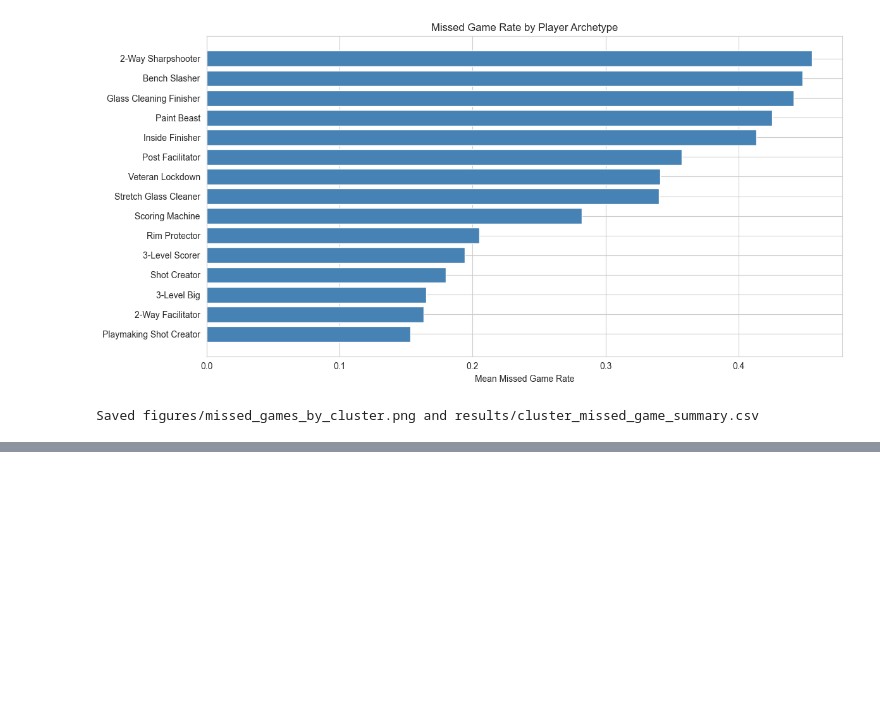
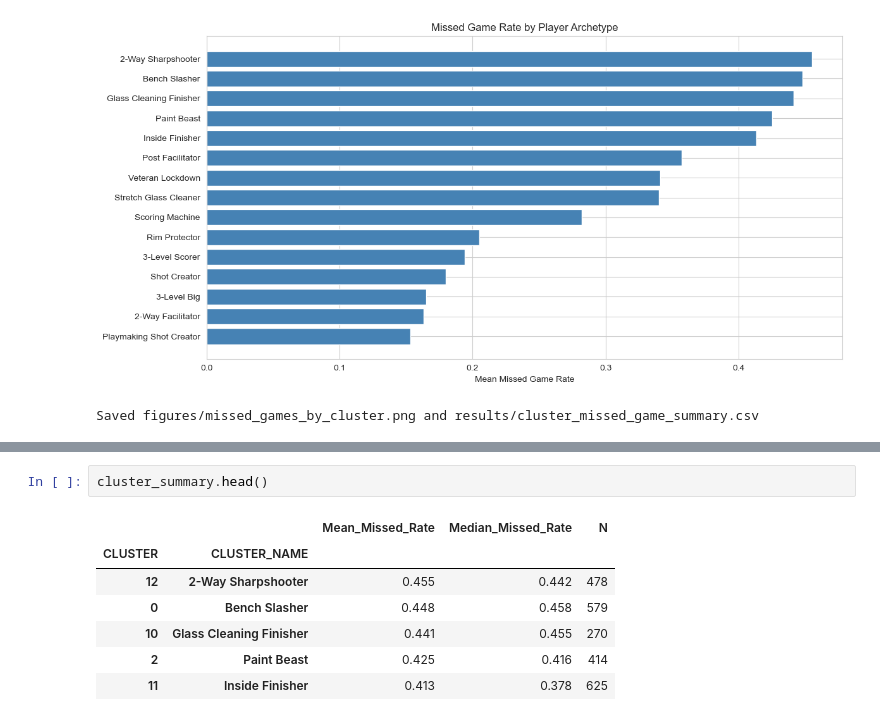
Before and after one commit to feinsteinjoshua/Cogs-109-Final, a Jupyter notebook: 02_kmeans_clustering.ipynb, the cells around one changed output, grey strips where cells are left out. Cells and saved outputs as stored; diff of their text form; blank space fills up the shorter version.

```diff
--- a/02_kmeans_clustering.ipynb
+++ b/02_kmeans_clustering.ipynb
@@ -155,0 +181,10 @@ Saved: data/processed/nba_model_data_clustered.csv  (6567, 82)
+# %%
+cluster_summary.head()
+# %% [output]
+|  |  | Mean_Missed_Rate | Median_Missed_Rate | N |
+| CLUSTER | CLUSTER_NAME |  |  |  |
+| 12 | 2-Way Sharpshooter | 0.455 | 0.442 | 478 |
+| 0 | Bench Slasher | 0.448 | 0.458 | 579 |
+| 10 | Glass Cleaning Finisher | 0.441 | 0.455 | 270 |
+| 2 | Paint Beast | 0.425 | 0.416 | 414 |
+| 11 | Inside Finisher | 0.413 | 0.378 | 625 |
```
Also changed, not shown: parts of 4 cells of this notebook.
